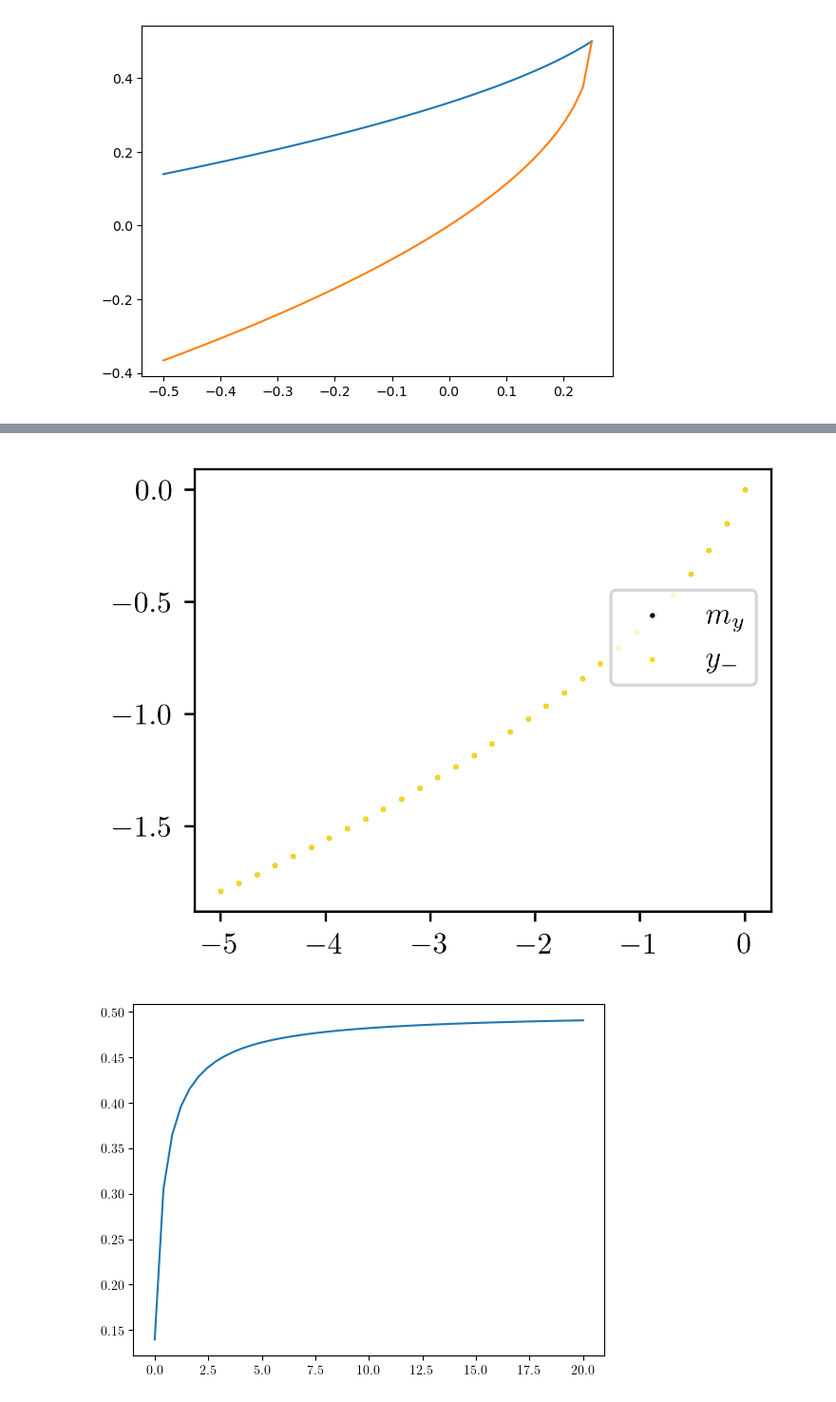
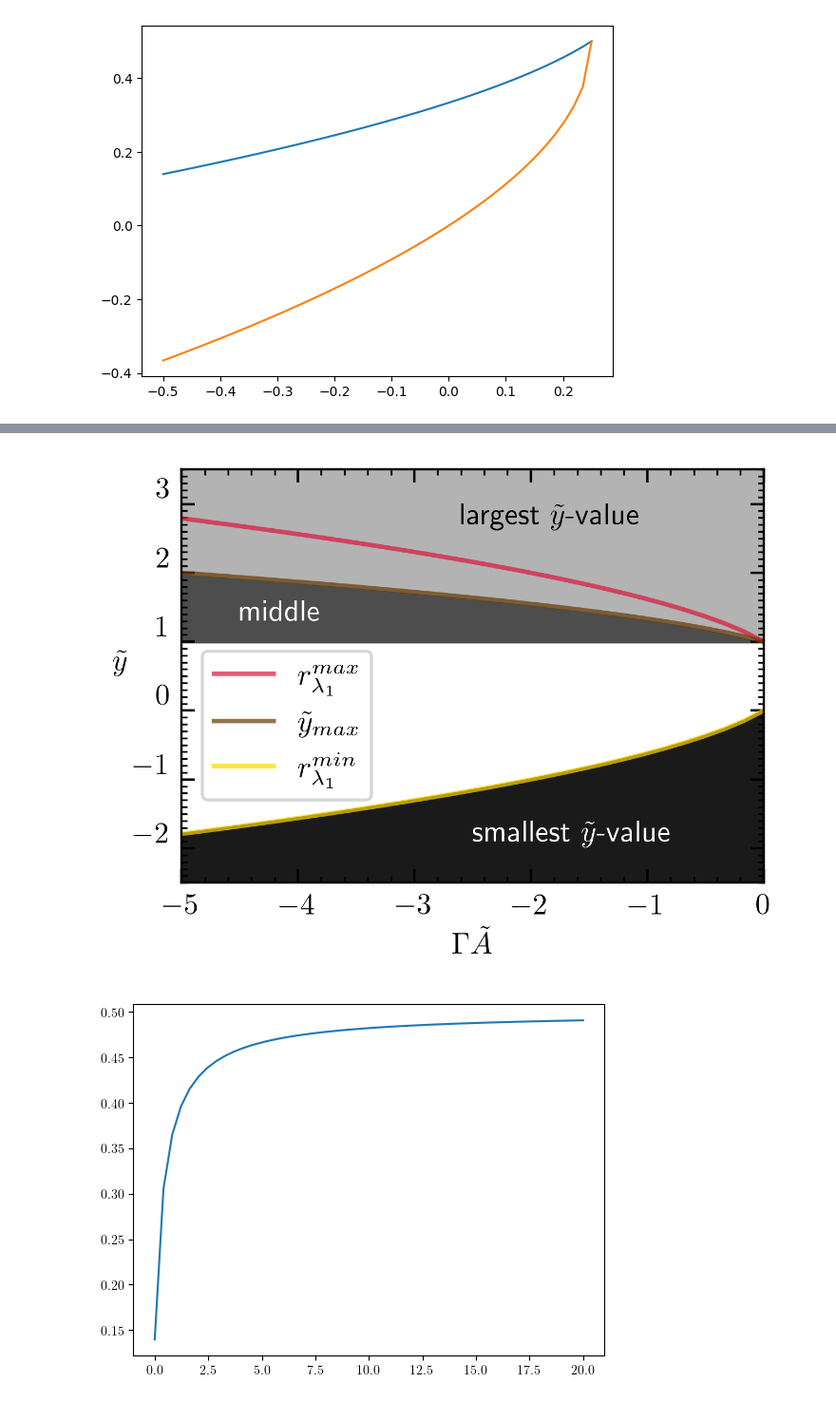
Before and after one commit to ChriGomm/Bachelor_sympy, a Jupyter notebook: fixp_alal.ipynb, the cells around one changed output, grey strips where cells are left out. Shown: that part at 95% size. Drawn from its saved outputs; the diff is of its cells as text; code cells hidden in the pictures.

```diff
--- a/fixp_alal.ipynb
+++ b/fixp_alal.ipynb
@@ -139,16 +139,20 @@ def func_B(a):
         return 0
 root = []
 conv = []
-for a in A:
-    def func_y(y):
-        return -func_B(a)-(a+1)*y-y**3+2*y**2
-    r=root_scalar(func_y,x0=-4)
-    conv.append(r.converged)
-    root.append(r.root)
-print(conv)
+def minF(a):
+    return (2-np.sqrt(1-3*a))/3
+def maxF(a):
+    return (2+np.sqrt(1-3*a))/3
+# for a in A:
+#     def func_y(y):
+#         return -func_B(a)-(a+1)*y-y**3+2*y**2
+#     r=root_scalar(func_y,bracket=[minF(a)-1/10**3,maxF(a)+1/10**3],x0=(maxF(a)+minF(a))/2)
+#     conv.append(r.converged)
+#     root.append(r.root)
+# print(conv)
 
-root=np.array(root)
-print(root)
+# root=np.array(root)
+# print(root)
 def root_lam1(a):
     return (1-np.sqrt(1-4*a))/2
 def root_lam2(a):
@@ -156,26 +160,31 @@ def root_lam2(a):
 cm = 1/2.54
 width = 8*cm
 name_of_plot = "sign_of_ev1.pdf"
-major_xtick_step = 1/16
-minor_xtick_step = 0.05/4
-major_ytick_step = 0.5
+major_xtick_step = 1
+minor_xtick_step = 0.2
+major_ytick_step = 1
 minor_ytick_step = 0.1
-STRIP_OF_ZEROS_X = True
+STRIP_OF_ZEROS_X = False
 STRIP_OF_ZEROS_Y = False
 
 fig, ax = plt.subplots(1,1,layout='constrained',figsize=(width,4.8/6.4*width),dpi=400)
 
-ax.scatter(A,root,color='0')
-ax.scatter(A,root_lam1(A),color='#FFD700')
-# ax.scatter(A,root_lam2(A),color='0.4')
+# ax.scatter(A,root,color='0')
+ax.plot(A,root_lam2(A),color='#DC143C',alpha=0.7)
+ax.plot(A,maxF(A),color='#653700',alpha=0.7)
+ax.plot(A,root_lam1(A),color='#FFD700',alpha=0.7)
 
 
+ax.fill_between(A,-2.5,root_lam1(A),color='0.1')
+ax.fill_between(A,1,maxF(A),color='0.3')
+ax.fill_between(A,maxF(A),3.5,color='0.7')
 # axlimits have to be adapted
-# ax.set_xlim(A[0],A[-1])
-# ax.set_ylim(root[0],root_lam2(A[0]))
+ax.set_xlim(A[0],A[-1])
+ax.set_ylim(-2.5,3.5)
 
 # legend has to be adapted
-plt.legend([r'$m_y$',r'$y_-$',r'$y_+$'],loc='right',bbox_to_anchor=(1,0.62))
+plt.legend([r'$r_{\lambda_1}^{max}$',r'$\tilde{y}_{max}$',r'$r_{\lambda_1}^{min}$'],loc='center left',bbox_to_anchor=(0.01,0.38))
+# plt.legend([r'$r$',r'$r$',r'$y_{max}$'],loc='center left',bbox_to_anchor=(0.2,0.5))
 
 plt.rcParams["lines.markersize"]=0.7
 plt.rcParams["axes.unicode_minus"]=True
@@ -196,23 +205,25 @@ def strip0(x,pos):
         return u'\u2212'+ '1/8' #str(x).rstrip(".0").lstrip("-")
     else:
         return u'\u2212'+ '1/16'
-# ax.yaxis.set_major_locator(ticker.MultipleLocator(major_ytick_step))
-# ax.yaxis.set_minor_locator(ticker.MultipleLocator(minor_ytick_step))
-# ax.xaxis.set_major_locator(ticker.MultipleLocator(major_xtick_step))
-# ax.xaxis.set_minor_locator(ticker.MultipleLocator(minor_xtick_step))
-# if STRIP_OF_ZEROS_X:
-#     ax.xaxis.set_major_formatter(ticker.FuncFormatter(strip0))
-# # if STRIP_OF_ZEROS_Y:
-# #     ax.yaxis.set_major_formatter(ticker.FuncFormatter(strip0))
-# ax.tick_params(axis='x',direction='in',which='both',bottom=True,top=True,labelbottom=True)
-# ax.tick_params(axis='both',which='major',length=4.5)
-# ax.tick_params(axis='y',direction='in',which='both',left=True,right=True,labelleft=True)
-# ax.set_xlabel(r'$\Gamma A$')
-# plt.setp(ax.yaxis.get_majorticklabels(),va='bottom')
-
-
+ax.yaxis.set_major_locator(ticker.MultipleLocator(major_ytick_step))
+ax.yaxis.set_minor_locator(ticker.MultipleLocator(minor_ytick_step))
+ax.xaxis.set_major_locator(ticker.MultipleLocator(major_xtick_step))
+ax.xaxis.set_minor_locator(ticker.MultipleLocator(minor_xtick_step))
+if STRIP_OF_ZEROS_X:
+    ax.xaxis.set_major_formatter(ticker.FuncFormatter(strip0))
+# if STRIP_OF_ZEROS_Y:
+#     ax.yaxis.set_major_formatter(ticker.FuncFormatter(strip0))
+ax.tick_params(axis='x',direction='in',which='both',bottom=True,top=True,labelbottom=True)
+ax.tick_params(axis='both',which='major',length=4.5)
+ax.tick_params(axis='y',direction='in',which='both',left=True,right=True,labelleft=True)
+ax.set_xlabel(r'$\Gamma \tilde{A}$')
+ax.set_ylabel(r'$\tilde{y}$',rotation=0)
+plt.setp(ax.yaxis.get_majorticklabels(),va='bottom')
+ax.text(-2.6,2.7,r'largest $\tilde{y}$-value')
+ax.text(-4.5,1.3,r'middle',color='1')
+ax.text(-2.5,-1.9,r'smallest $\tilde{y}$-value',color='1')
 # save figure
-# plt.savefig('/home/christian/Documents/Bachelor/protocol/'+name_of_plot,bbox_inches='tight')
+# plt.savefig('/home/christian/Documents/Bachelor/protocol/pictures/'+name_of_plot,bbox_inches='tight')
 
 plt.show()
 # %% [output]
@@ -228,4 +230,4 @@ plt.show()
-[figure, old version]
+[figure, new version]
 # %%
 k = np.linspace(0,20)
 ytilde = 1/(3+8*k)*(2+6*k-np.sqrt(5/2+8*k+4*k**2))
```
Also changed, not shown: parts of 4 cells of this notebook, 1 other file.
